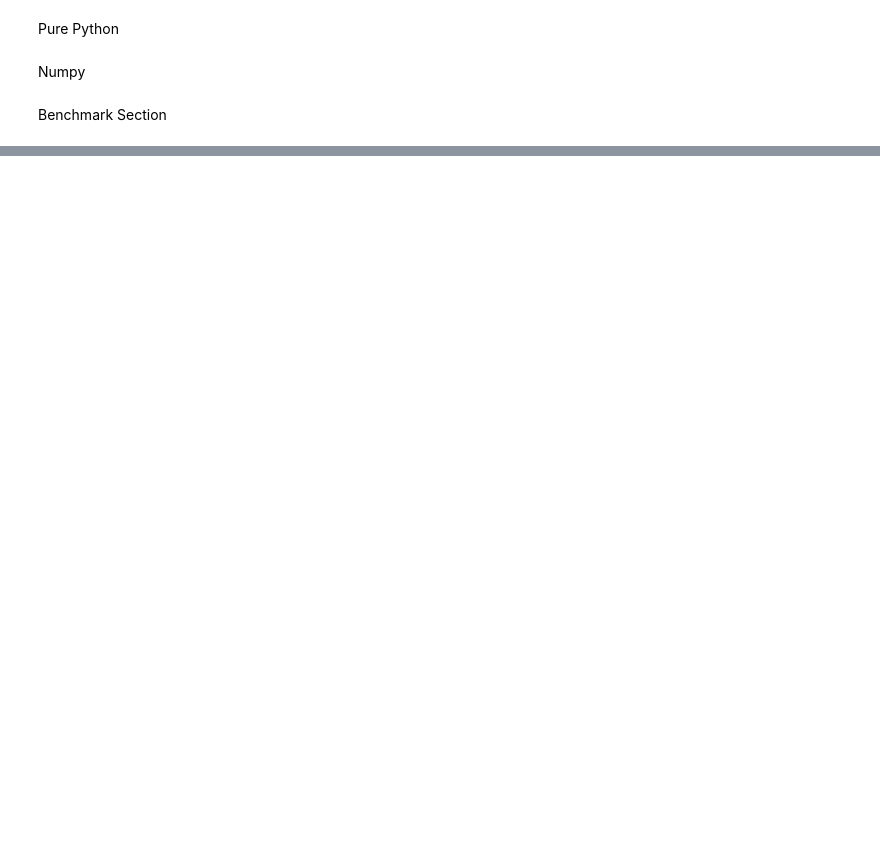
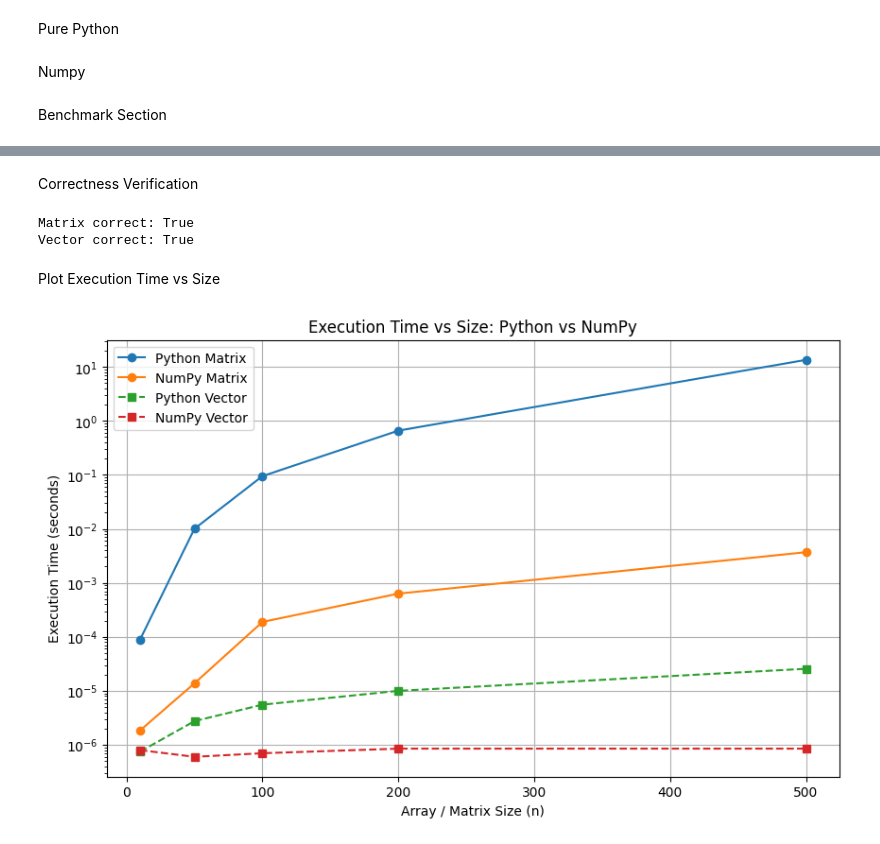
Before and after one commit to VictorRavelo/AI-project-assignment1, a Jupyter notebook: Group E is python fast or slow.ipynb, the cells around one changed output, grey strips where cells are left out. Saved outputs shown, nothing was run; the diff lists cells and outputs as text; code cells hidden in the pictures; blank space fills up the shorter version.

```diff
--- a/Group E is python fast or slow.ipynb
+++ b/Group E is python fast or slow.ipynb
@@ -137,0 +136,61 @@ vector numpy: [2.705000099467725e-07, 3.330000026835478e-07, 2.499999993688107e-
+# %% [markdown]
+Correctness Verification
+# %%
+
+
+n_test = dimensions[-1]  # use largest size
+
+# Matrices
+A_np = np.random.rand(n_test, n_test).astype(np.float64)
+B_np = np.random.rand(n_test, n_test).astype(np.float64)
+A_py = A_np.tolist()
+B_py = B_np.tolist()
+
+# Vectors
+a_np = np.random.rand(n_test).astype(np.float64)
+b_np = np.random.rand(n_test).astype(np.float64)
+a_py = a_np.tolist()
+b_py = b_np.tolist()
+
+# Matrix comparison
+python_matrix = python_matrix_multiply(A_py, B_py)
+numpy_matrix = numpy_matrix_multiply(A_np, B_np)
+
+print("Matrix correct:",
+      np.allclose(np.array(python_matrix), numpy_matrix))
+
+# Vector comparison
+python_vector = python_vector_multiply(a_py, b_py)
+numpy_vector = numpy_vector_multiply(a_np, b_np)
+
+print("Vector correct:",
+      np.allclose(np.array(python_vector), numpy_vector))
+# %% [output]
+Matrix correct: True
+Vector correct: True
+# %% [markdown]
+Plot Execution Time vs Size
+# %%
+import matplotlib.pyplot as plt
+
+plt.figure(figsize=(10,6))
+
+# ----- Matrix -----
+plt.plot(dimensions, python_times, 'o-', label="Python Matrix")
+plt.plot(dimensions, numpy_times, 'o-', label="NumPy Matrix")
+
+# ----- Vector -----
+plt.plot(dimensions, python_times_vec, 's--', label="Python Vector")
+plt.plot(dimensions, numpy_times_vec, 's--', label="NumPy Vector")
+
+plt.xlabel("Array / Matrix Size (n)")
+plt.ylabel("Execution Time (seconds)")
+plt.title("Execution Time vs Size: Python vs NumPy")
+plt.legend()
+plt.grid(True)
+
+plt.yscale("log")  # strongly recommended
+
+plt.show()
+# %% [output]
+[figure, added]
```
Also changed, not shown: parts of 7 cells of this notebook.
